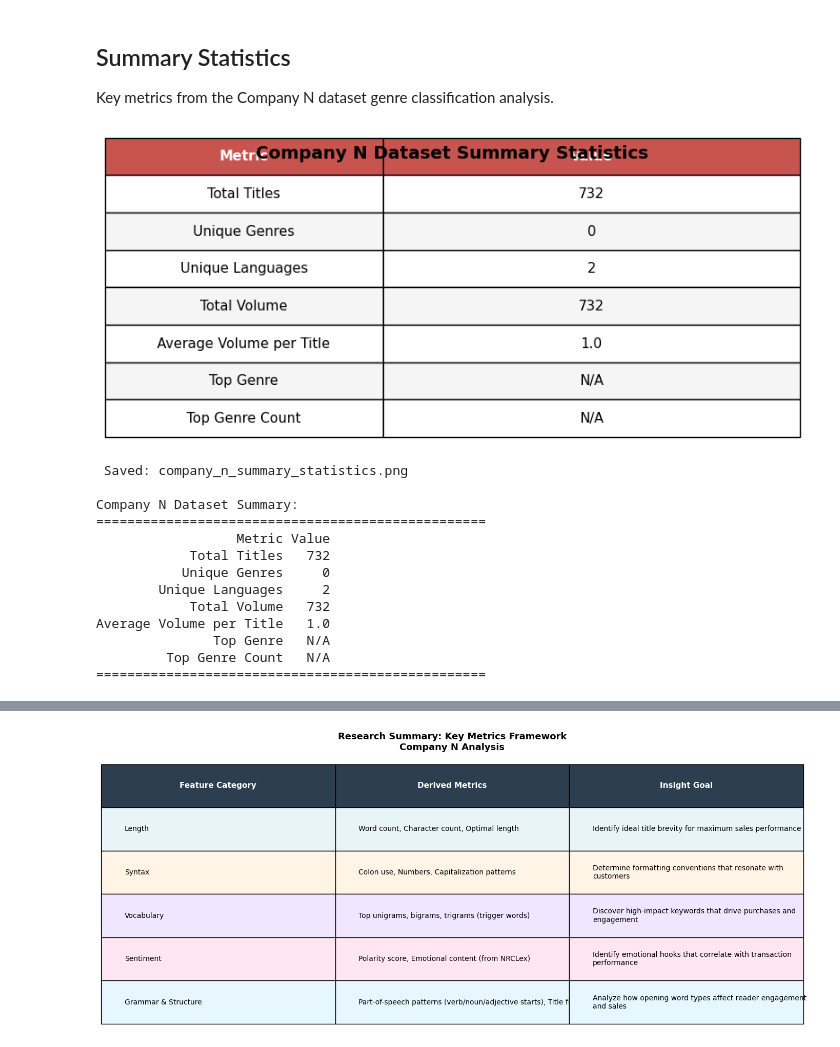
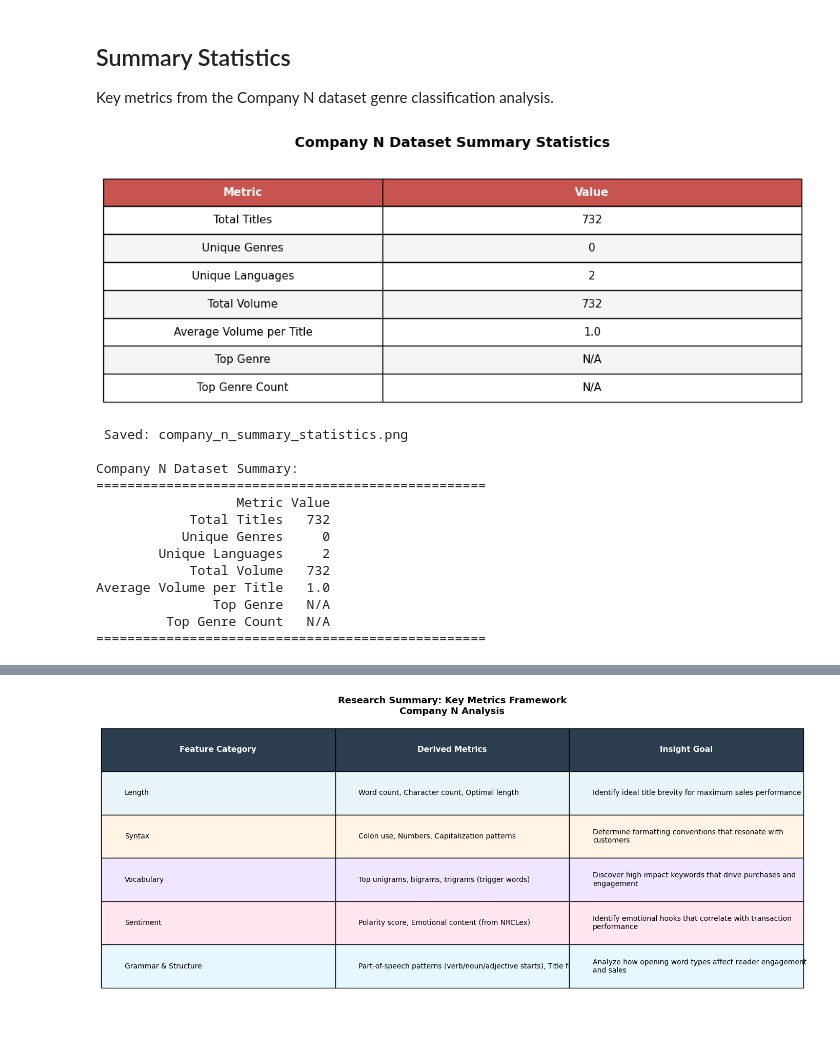
Before and after one commit to manoukyanmari/book-recommendation-system, a Jupyter notebook: book-genre-ai/company_n/company_n_visualization.ipynb, the cells around one changed output, grey strips where cells are left out. Drawn from its saved outputs; the diff is of its cells as text; code cells hidden in the pictures.

```diff
--- a/book-genre-ai/company_n/company_n_visualization.ipynb
+++ b/book-genre-ai/company_n/company_n_visualization.ipynb
@@ -969,26 +1190,7 @@ print("\n=== Top 15 Bigrams by Average Transactions ===")
 for bigram, data in top_bigrams:
     print(f"{bigram}: {data['avg_trans']:.2f} (appears in {data['count']} books)")
 
-# Extract Trigrams (3-word combinations)
-vectorizer_trigram = CountVectorizer(analyzer='word', ngram_range=(3, 3),
-                                      stop_words='english', min_df=2, max_features=100)
-trigram_matrix = vectorizer_trigram.fit_transform(df_clean['title_clean'])
-trigram_names = vectorizer_trigram.get_feature_names_out()
-
-trigram_sales = {}
-for idx, trigram in enumerate(trigram_names):
-    rows_with_trigram = trigram_matrix[:, idx].nonzero()[0]
-    if len(rows_with_trigram) > 0:
-        avg_trans = df_clean.iloc[rows_with_trigram]['Number'].mean()
-        count = len(rows_with_trigram)
-        trigram_sales[trigram] = {'avg_trans': avg_trans, 'count': count}
-
-top_trigrams = sorted(trigram_sales.items(), key=lambda x: x[1]['avg_trans'], reverse=True)[:15]
-print("\n=== Top 15 Trigrams by Average Transactions ===")
-for trigram, data in top_trigrams:
-    print(f"{trigram}: {data['avg_trans']:.2f} (appears in {data['count']} books)")
-
-print("\n✓ N-gram extraction complete!")
+print("\nN-gram extraction complete!")
 # %% [output]
 Processing 731 books with titles for N-gram analysis
 
@@ -3024,39 +3319,40 @@ summary_stats = {
 
 summary_df = pd.DataFrame(summary_stats)
 
-fig, ax = plt.subplots(figsize=(10, 3))
+fig, ax = plt.subplots(figsize=(10, 4))
 ax.axis('tight')
 ax.axis('off')
 
 table = ax.table(cellText=summary_df.values, colLabels=summary_df.columns,
                 cellLoc='center', loc='center', colWidths=[0.4, 0.6])
 
 table.auto_set_font_size(False)
 table.set_fontsize(11)
 table.scale(1, 2.5)
 
 for i in range(len(summary_df.columns)):
     table[(0, i)].set_facecolor('#C85450')
     table[(0, i)].set_text_props(weight='bold', color='white')
 
 for i in range(1, len(summary_df) + 1):
     for j in range(len(summary_df.columns)):
         if i % 2 == 0:
             table[(i, j)].set_facecolor('#F5F5F5')
         else:
             table[(i, j)].set_facecolor('white')
 
-plt.title('Company N Dataset Summary Statistics', fontsize=14, weight='bold', pad=20)
-plt.savefig('graphs/company_n_summary_statistics.png', dpi=300)
+plt.title('Company N Dataset Summary Statistics', fontsize=14, weight='bold', pad=40)
+plt.tight_layout()
+plt.savefig('graphs/company_n_summary_statistics.png', dpi=300, bbox_inches='tight')
 plt.show()
 print(" Saved: company_n_summary_statistics.png\n")
 
 print("Company N Dataset Summary:")
 print("=" * 50)
 print(summary_df.to_string(index=False))
 print("=" * 50)
 # %% [output]
-[figure, old version]
+[figure, new version]
  Saved: company_n_summary_statistics.png
 
 Company N Dataset Summary:
```
Also changed, not shown: parts of 33 cells of this notebook, 32 other files.
